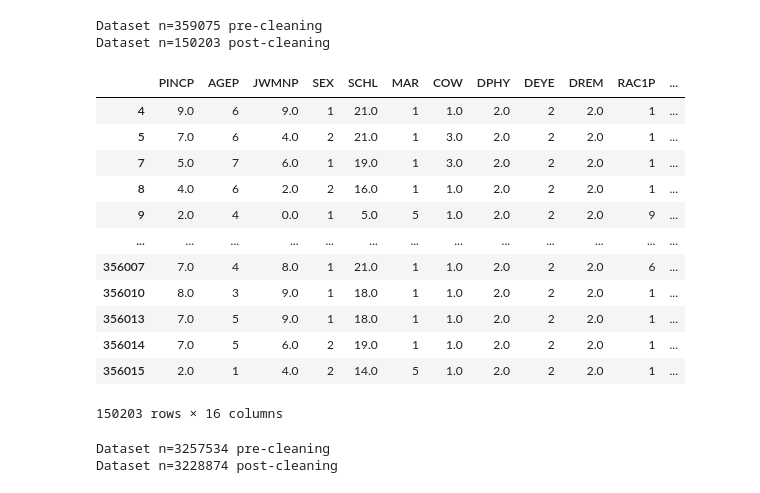
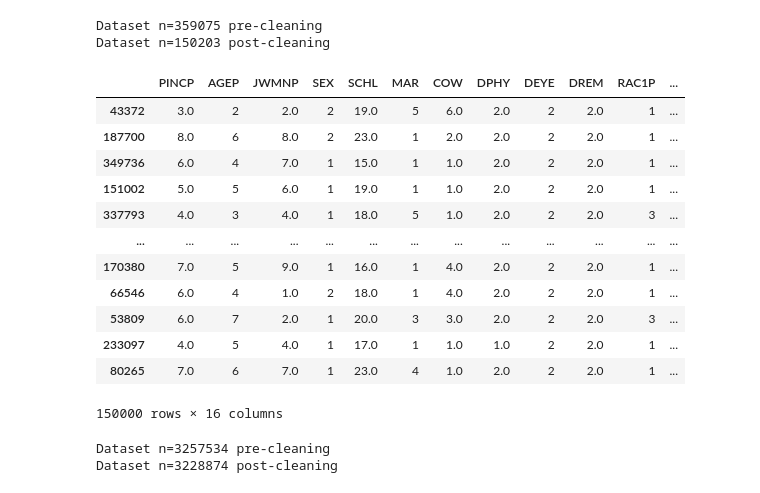
Before and after one commit to zackAemmer/generative_synthesis, a Jupyter notebook: compare_synthetic_populations.ipynb, the cells around one changed output. Saved outputs shown, nothing was run; the diff lists cells and outputs as text; code cells hidden in the pictures.

```diff
--- a/compare_synthetic_populations.ipynb
+++ b/compare_synthetic_populations.ipynb
@@ -8,43 +8,50 @@ import SRMSE
 # %%
 # Load in the persons PUMS dataset for WA state
 p_df = pd.read_csv("data/PUMS_2017_5YR_WA/psam_p53.csv")
 h_df = pd.read_csv("data/PUMS_2017_5YR_WA/psam_h53.csv")
 
 # Filter to desired variables (numeric then categorical)
 pums_data_h = h_df[['SERIALNO','HINCP','NP','VEH','BLD','ACCESS']]
-pums_data_p = p_df[['SERIALNO','PINCP','AGEP','JWMNP','SEX','SCHL','MAR','COW','DPHY','DEYE','DREM','RAC1P']]
+pums_data_p = p_df[['SERIALNO','PWGTP','PINCP','AGEP','JWMNP','SEX','SCHL','MAR','COW','DPHY','DEYE','DREM','RAC1P']]
 del h_df
 del p_df
 pums_data = pd.merge(pums_data_p, pums_data_h, on='SERIALNO')
 pums_data = pums_data.drop(labels=['SERIALNO'], axis=1)
 
 # Convert numerical variables to categorical bins
 pums_data['HINCP'], hincp_bins = pd.qcut(pums_data['HINCP'], q=10, labels=False, retbins=True)
 pums_data['AGEP'], agep_bins = pd.qcut(pums_data['AGEP'], q=10, labels=False, retbins=True)
 pums_data['JWMNP'], jwmnp_bins = pd.qcut(pums_data['JWMNP'], q=10, labels=False, retbins=True)
 pums_data['PINCP'], pincp_bins = pd.qcut(pums_data['PINCP'], q=10, labels=False, retbins=True)
 
 # Remove NA values and check n before/after
 print(f"Dataset n={len(pums_data)} pre-cleaning")
 pums_data = pums_data.dropna()
 print(f"Dataset n={len(pums_data)} post-cleaning")
+
+# Scale by the person-weights to get true population
+pums_data = pums_data.reindex(pums_data.index.repeat(pums_data['PWGTP']))
+pums_data = pums_data.drop('PWGTP', axis=1)
+pums_data_p = pums_data_p.drop('PWGTP', axis=1)
+# np.random.seed(420)
+pums_data = pums_data.sample(150000)
 pums_data
 # %% [output]
 Dataset n=359075 pre-cleaning
 Dataset n=150203 post-cleaning
 |  | PINCP | AGEP | JWMNP | SEX | SCHL | MAR | COW | DPHY | DEYE | DREM | RAC1P | ... |
-| 4 | 9.0 | 6 | 9.0 | 1 | 21.0 | 1 | 1.0 | 2.0 | 2 | 2.0 | 1 | ... |
-| 5 | 7.0 | 6 | 4.0 | 2 | 21.0 | 1 | 3.0 | 2.0 | 2 | 2.0 | 1 | ... |
-| 7 | 5.0 | 7 | 6.0 | 1 | 19.0 | 1 | 3.0 | 2.0 | 2 | 2.0 | 1 | ... |
-| 8 | 4.0 | 6 | 2.0 | 2 | 16.0 | 1 | 1.0 | 2.0 | 2 | 2.0 | 1 | ... |
-| 9 | 2.0 | 4 | 0.0 | 1 | 5.0 | 5 | 1.0 | 2.0 | 2 | 2.0 | 9 | ... |
+| 43372 | 3.0 | 2 | 2.0 | 2 | 19.0 | 5 | 6.0 | 2.0 | 2 | 2.0 | 1 | ... |
+| 187700 | 8.0 | 6 | 8.0 | 2 | 23.0 | 1 | 2.0 | 2.0 | 2 | 2.0 | 1 | ... |
+| 349736 | 6.0 | 4 | 7.0 | 1 | 15.0 | 1 | 1.0 | 2.0 | 2 | 2.0 | 1 | ... |
+| 151002 | 5.0 | 5 | 6.0 | 1 | 19.0 | 1 | 1.0 | 2.0 | 2 | 2.0 | 1 | ... |
+| 337793 | 4.0 | 3 | 4.0 | 1 | 18.0 | 5 | 1.0 | 2.0 | 2 | 2.0 | 3 | ... |
 | ... | ... | ... | ... | ... | ... | ... | ... | ... | ... | ... | ... | ... |
-| 356007 | 7.0 | 4 | 8.0 | 1 | 21.0 | 1 | 1.0 | 2.0 | 2 | 2.0 | 6 | ... |
-| 356010 | 8.0 | 3 | 9.0 | 1 | 18.0 | 1 | 1.0 | 2.0 | 2 | 2.0 | 1 | ... |
-| 356013 | 7.0 | 5 | 9.0 | 1 | 18.0 | 1 | 1.0 | 2.0 | 2 | 2.0 | 1 | ... |
-| 356014 | 7.0 | 5 | 6.0 | 2 | 19.0 | 1 | 1.0 | 2.0 | 2 | 2.0 | 1 | ... |
-| 356015 | 2.0 | 1 | 4.0 | 2 | 14.0 | 5 | 1.0 | 2.0 | 2 | 2.0 | 1 | ... |
+| 170380 | 7.0 | 5 | 9.0 | 1 | 16.0 | 1 | 4.0 | 2.0 | 2 | 2.0 | 1 | ... |
+| 66546 | 6.0 | 4 | 1.0 | 2 | 18.0 | 1 | 4.0 | 2.0 | 2 | 2.0 | 1 | ... |
+| 53809 | 6.0 | 7 | 2.0 | 1 | 20.0 | 3 | 3.0 | 2.0 | 2 | 2.0 | 3 | ... |
+| 233097 | 4.0 | 5 | 4.0 | 1 | 17.0 | 1 | 1.0 | 1.0 | 2 | 2.0 | 1 | ... |
+| 80265 | 7.0 | 6 | 7.0 | 1 | 23.0 | 4 | 1.0 | 2.0 | 2 | 2.0 | 1 | ... |
-150203 rows × 16 columns
+150000 rows × 16 columns
 # %%
 popsim_data_p = pd.read_csv('./populationsim-master/example_wa_16/output/synthetic_persons.csv')[['household_id','PINCP','AGEP','JWMNP','SEX','SCHL','MAR','COW','DPHY','DEYE','DREM','RAC1P']].dropna()
 popsim_data_h = pd.read_csv('./populationsim-master/example_wa_16/output/synthetic_households.csv')[['household_id','HINCP','NP','VEH','BLD','ACCESS']].dropna()
```
Also changed, not shown: parts of 12 cells of this notebook, 3 other files.
